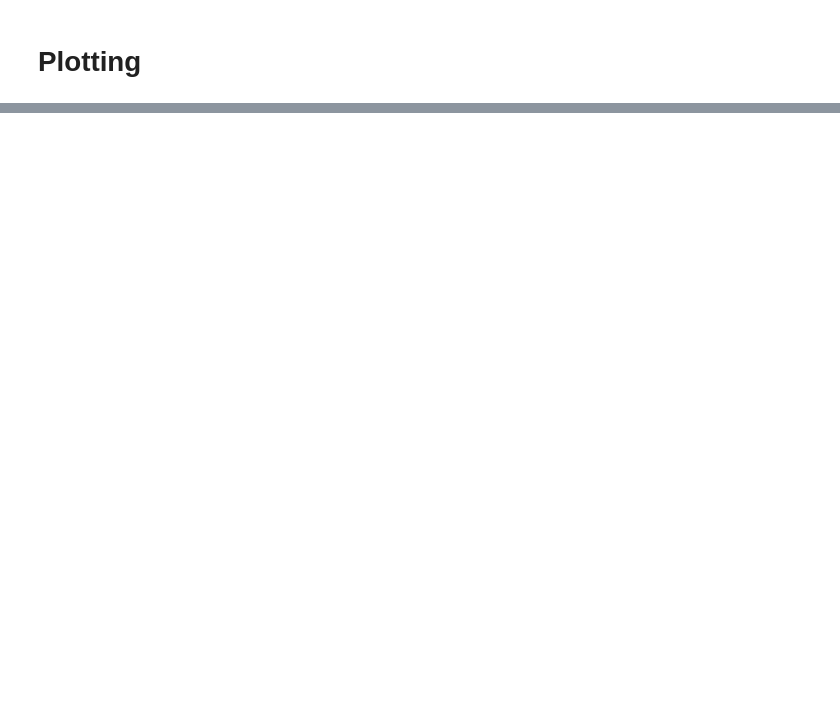
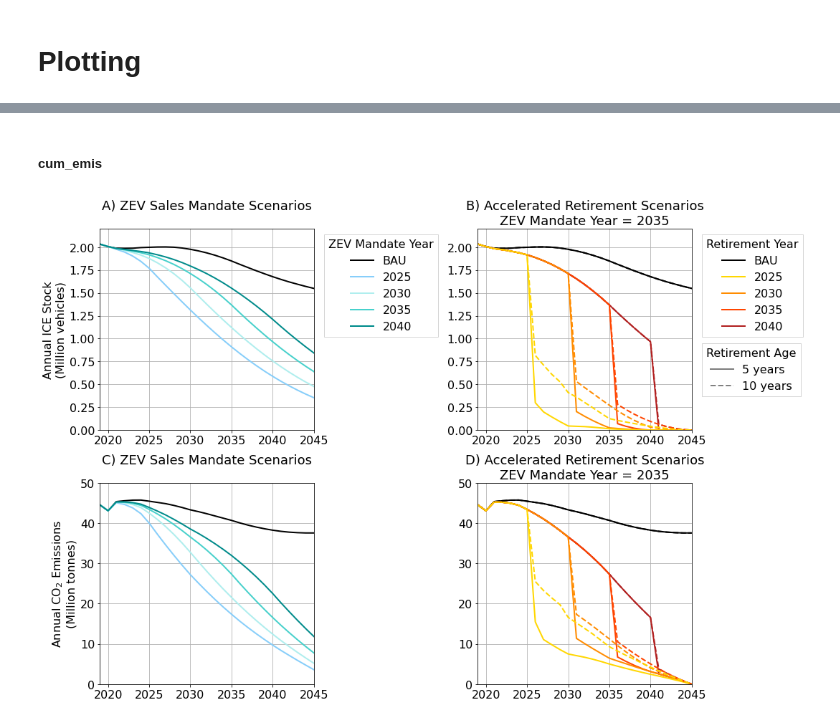
Before and after one commit to norahennessy27/stock_flow_decarb, a Jupyter notebook: AQ_Analysis_and_plotting.ipynb, the cells around one changed output, grey strips where cells are left out. Saved outputs shown, nothing was run; the diff lists cells and outputs as text; code cells hidden in the pictures; blank space fills up the shorter version.

```diff
--- a/AQ_Analysis_and_plotting.ipynb
+++ b/AQ_Analysis_and_plotting.ipynb
@@ -938,0 +1614,6 @@ for zy in bg_emis["retirements"].keys():
+# %%
+pm25_elec_surv = {}
+for v in veh_types:
+    ba_elec_surv = get_ba_electricity(bg_emis_surv["BAU"][v][2019])
+    results_elec_surv = get_elec_pm25(ba_elec_surv, BA_pm25_twh)
+    pm25_elec_surv[v] = results_elec_surv
@@ -938,0 +1845,3 @@ for zy in bg_emis["retirements"].keys():
+# %%
+ with open(f"results_dicts/results_surv",'wb') as f:
+        pickle.dump(results_surv, f)
@@ -938,0 +1850,11 @@ for zy in bg_emis["retirements"].keys():
+# %%
+bg_emis_grid = {}
+bg_emis_grid["BAU"] = assign_bg_emissions(BAU_all_grid)
+bg_emis_grid["ZEV_mandate"] = {}
+for z in [2025, 2030, 2035, 2040]:
+    bg_emis_grid["ZEV_mandate"][z] = assign_bg_emissions(results_all_grid[z])
+bg_emis_grid["retirements"] = {}
+for z in zev_years:
+    for ra in ret_ages:
+        for ry in ret_years:
+            bg_emis_grid["retirements"][f"{z}-{ra}-{ry}"] = assign_bg_emissions(results_all_rets_grid[f"{z}-{ra}-{ry}"])
@@ -1094,3 +2514,5 @@ plt.tight_layout()
+# %% [markdown]
+##### cum_emis
 # %%
 cum_deaths = pd.DataFrame(index = ["BAU",2040,2035,2030,2025,
         "2040-10-2040","2040-5-2040",
@@ -1176,12 +2598,12 @@ f, ax = plt.subplots(2,2, figsize = (15, 10))
 ax = ax.flatten()
 
 zev_mandate_stock.plot(ax = ax[0], color = ["black","lightskyblue","paleturquoise","mediumturquoise","darkcyan"], linewidth = 2)
-retirements_stock[2035][5].plot(ax = ax[1], color = ["black","gold","darkorange","orangered","firebrick"], linewidth = 2)
-retirements_stock[2035][10].plot(ax = ax[1], linestyle = "dashed", color = ["black","gold","darkorange","orangered","firebrick"], linewidth = 2)
+retirements_stock[2035][5][["BAU",2040,2035,2030,2025]].plot(ax = ax[1], color = ["black","firebrick","orangered","darkorange","gold"], linewidth = 2)
+retirements_stock[2035][10][["BAU",2040,2035,2030,2025]].plot(ax = ax[1], linestyle = "dashed", color = ["black","firebrick","orangered","darkorange","gold"], linewidth = 2)
 
-ax[0].set_ylabel("Annual ICE Stock \n(number of vehicles)", fontsize = 14)
-ax[0].set_title("A) ZEV Sales Mandate Scenarios\n ", fontsize = 16)
-ax[1].set_title("B) Accelerated Retirement Scenarios\nZEV Mandate Year = 2035", fontsize = 16)
+ax[0].set_ylabel("Annual ICE Stock\n(Million vehicles)", fontsize = 16)
+ax[0].set_title("A) ZEV Sales Mandate Scenarios\n ", fontsize = 18)
+ax[1].set_title("B) Accelerated Retirement Scenarios\nZEV Mandate Year = 2035", fontsize = 18)
 ax[0].grid()
 ax[1].grid()
 
@@ -1209,34 +2631,34 @@ handles3 = [
 ]
 
 
-l0 = ax[0].legend(handles=handles, loc='upper left', bbox_to_anchor=(1.02, 1), title = "ZEV Mandate Year", fancybox = False, fontsize = 14)
-l0.get_title().set_fontsize(14)
-l1 = ax[1].legend(handles=handles2, loc='upper left', bbox_to_anchor=(1.02, 1), title = "Retirement Year", fancybox = False, fontsize = 14)
-l1.get_title().set_fontsize(14)
-l2 = ax[1].legend(handles=handles3, loc='upper left', bbox_to_anchor=(1.02, 0.5), title = "Retirement Age", fancybox = False, fontsize = 14)
-l2.get_title().set_fontsize(14)
+l0 = ax[0].legend(handles=handles, loc='upper left', bbox_to_anchor=(1.02, 1), title = "ZEV Mandate Year", fancybox = False, fontsize = 16)
+l0.get_title().set_fontsize(16)
+l1 = ax[1].legend(handles=handles2, loc='upper left', bbox_to_anchor=(1.02, 1), title = "Retirement Year", fancybox = False, fontsize = 16)
+l1.get_title().set_fontsize(16)
+l2 = ax[1].legend(handles=handles3, loc='upper left', bbox_to_anchor=(1.02, 0.46), title = "Retirement Age", fancybox = False, fontsize = 16)
+l2.get_title().set_fontsize(16)
 ax[1].add_artist(l1)
 
 for tick in ax[0].get_yticklabels():
-    tick.set_fontsize(14)
+    tick.set_fontsize(16)
 for tick in ax[0].get_xticklabels():
-    tick.set_fontsize(14)
+    tick.set_fontsize(16)
 for tick in ax[1].get_yticklabels():
-    tick.set_fontsize(14)
+    tick.set_fontsize(16)
 for tick in ax[1].get_xticklabels():
-    tick.set_fontsize(14)
+    tick.set_fontsize(16)
 ax[0].set_xlim([2019, 2045])
 ax[1].set_xlim([2019, 2045])
 ax[0].set_ylim([0,2.2])
 ax[1].set_ylim([0,2.2])
 
 zev_mandate_emissions.plot(ax = ax[2], color = ["black","lightskyblue","paleturquoise","mediumturquoise","darkcyan"], linewidth = 2, legend = False)
-retirements_emissions[2035][5].plot(ax = ax[3], color = ["black","gold","darkorange","orangered","firebrick"], linewidth = 2, legend = False)
-retirements_emissions[2035][10].plot(ax = ax[3], linestyle = "dashed", color = ["black","gold","darkorange","orangered","firebrick"], linewidth = 2, legend = False)
+retirements_emissions[2035][5][["BAU",2040,2035,2030,2025]].plot(ax = ax[3], color = ["black","firebrick","orangered","darkorange","gold"], linewidth = 2, legend = False)
+retirements_emissions[2035][10][["BAU",2040,2035,2030,2025]].plot(ax = ax[3], linestyle = "dashed", color = ["black","firebrick","orangered","darkorange","gold"], linewidth = 2, legend = False)
 
-ax[2].set_ylabel("Annual CO2 Emissions \n(Million tonnes)", fontsize = 14)
-ax[2].set_title("C) ZEV Sales Mandate Scenarios\n ", fontsize = 16)
-ax[3].set_title("D) Accelerated Retirement Scenarios\nZEV Mandate Year = 2035", fontsize = 16)
+ax[2].set_ylabel("Annual CO$_2$ Emissions\n(Million tonnes)", fontsize = 16)
+ax[2].set_title("C) ZEV Sales Mandate Scenarios\n ", fontsize = 18)
+ax[3].set_title("D) Accelerated Retirement Scenarios\nZEV Mandate Year = 2035", fontsize = 18)
 ax[2].grid()
 ax[3].grid()
 
@@ -1255,38 +2677,40 @@ handles2 = [
     plt.Line2D([], [], marker='', color=ry_cols[1], label='2030', linewidth = 2),
     plt.Line2D([], [], marker='', color=ry_cols[2], label='2035', linewidth = 2),
     plt.Line2D([], [], marker='', color=ry_cols[3], label='2040', linewidth = 2),
 ]
 
 handles3 = [
     plt.Line2D([], [], marker='', color="gray", linestyle = "solid",label='5 years', linewidth = 2),
     plt.Line2D([], [], marker='', color=r"gray", linestyle = "dashed", label='10 years', linewidth = 2),
 
 ]
 
 
 # l0 = ax[2].legend(handles=handles, loc='upper left', bbox_to_anchor=(1.02, 1), title = "ZEV Mandate Year", fancybox = False, fontsize = 14)
 # l0.get_title().set_fontsize(14)
 # l1 = ax[3].legend(handles=handles2, loc='upper left', bbox_to_anchor=(1.02, 1), title = "Retirement Year", fancybox = False, fontsize = 14)
 # l1.get_title().set_fontsize(14)
 # l2 = ax[2].legend(handles=handles3, loc='upper left', bbox_to_anchor=(1.02, 0.5), title = "Retirement Age", fancybox = False, fontsize = 14)
 # l2.get_title().set_fontsize(14)
 # ax[3].add_artist(l1)
 
 for tick in ax[2].get_yticklabels():
-    tick.set_fontsize(14)
+    tick.set_fontsize(16)
 for tick in ax[2].get_xticklabels():
-    tick.set_fontsize(14)
+    tick.set_fontsize(16)
 for tick in ax[3].get_yticklabels():
-    tick.set_fontsize(14)
+    tick.set_fontsize(16)
 for tick in ax[3].get_xticklabels():
-    tick.set_fontsize(14)
+    tick.set_fontsize(16)
 ax[2].set_xlim([2019, 2045])
 ax[3].set_xlim([2019, 2045])
 ax[2].set_ylim([0,50])
 ax[3].set_ylim([0,50])
 
 plt.tight_layout()
-#f.savefig("stock_and_emissions.png")
+f.savefig("final_plots/stock_and_emissions.pdf")
+# %% [output]
+[figure, added]
 # %%
 f, ax = plt.subplots(2,2, figsize = (15, 10))
 ax = ax.flatten()
```
Also changed, not shown: parts of 63 cells of this notebook.
